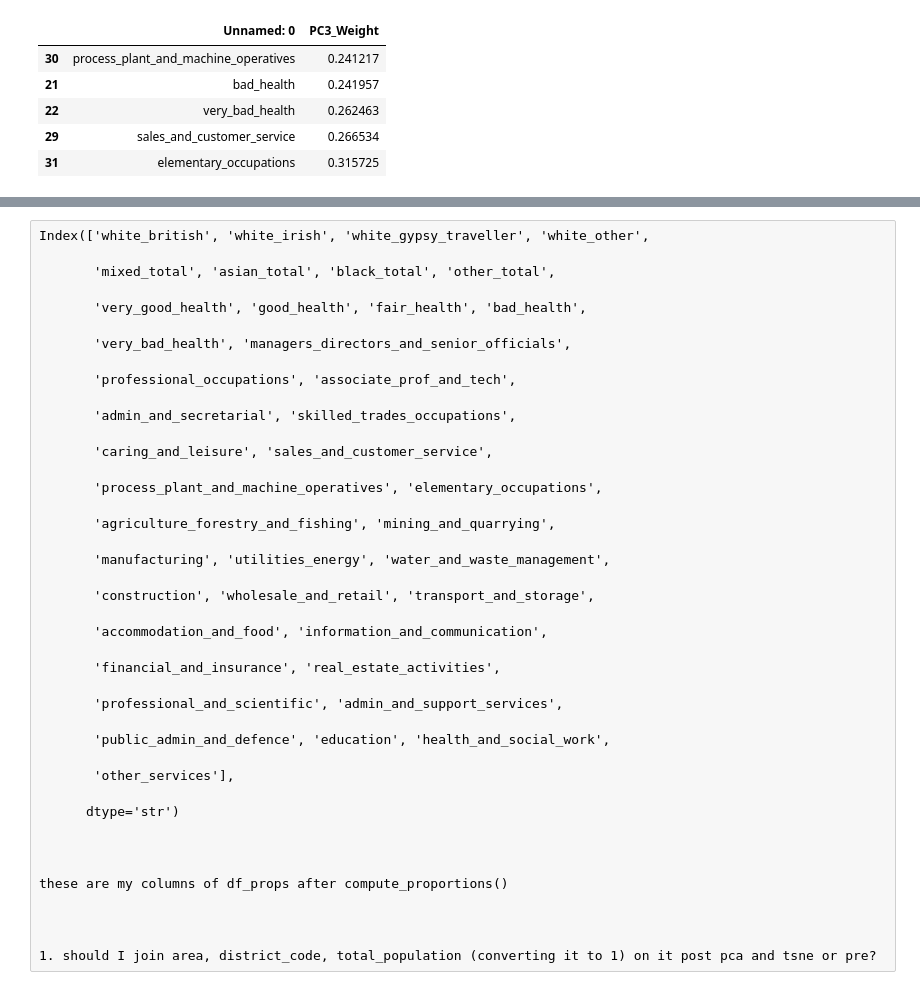
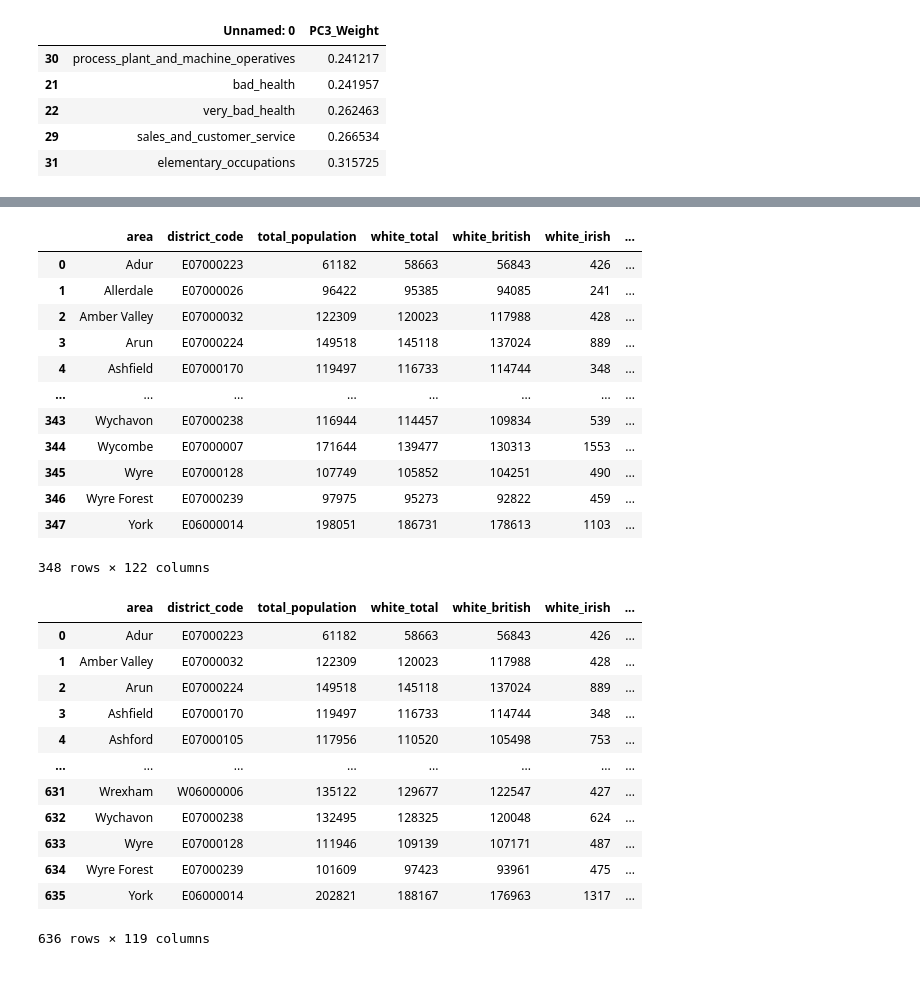
Before and after one commit to Arishtanemi4/va-coursework, a Jupyter notebook: eda/dim_reduce.ipynb, the cells around one changed output, grey strips where cells are left out. Drawn from its saved outputs; the diff is of its cells as text; code cells hidden in the pictures.

```diff
--- a/eda/dim_reduce.ipynb
+++ b/eda/dim_reduce.ipynb
@@ -90,3 +143,5 @@ Saved tableau ready data to E:\uob\va-coursework\data/clean/joins/tableau_ready.
 # %%
-pca = pd.read_csv(f"{init.root_data_clean_joins_dir}pca_loadings.csv")
-master_loadings = pd.read_csv(f"{init.root_data_clean_joins_dir}tableau_ready.csv")
+pca = pd.read_csv(f"{init.root_data_results_dir}pca_loadings.csv")
+# master_loadings = pd.read_csv(f"{init.root_data_results_dir}tableau_ready.csv")
+df_trends_2011 = pd.read_csv(f"{init.root_data_results_dir}2011_analysis.csv")
+df_2011_vs_2021 = pd.read_csv(f"{init.root_data_results_dir}2011_2021_comparison.csv")
@@ -257,42 +244,32 @@ normalization_map = {
-# %% [raw]
-Index(['white_british', 'white_irish', 'white_gypsy_traveller', 'white_other',
-
-       'mixed_total', 'asian_total', 'black_total', 'other_total',
-
-       'very_good_health', 'good_health', 'fair_health', 'bad_health',
-
-       'very_bad_health', 'managers_directors_and_senior_officials',
-
-       'professional_occupations', 'associate_prof_and_tech',
-
-       'admin_and_secretarial', 'skilled_trades_occupations',
-
-       'caring_and_leisure', 'sales_and_customer_service',
-
-       'process_plant_and_machine_operatives', 'elementary_occupations',
-
-       'agriculture_forestry_and_fishing', 'mining_and_quarrying',
-
-       'manufacturing', 'utilities_energy', 'water_and_waste_management',
-
-       'construction', 'wholesale_and_retail', 'transport_and_storage',
-
-       'accommodation_and_food', 'information_and_communication',
-
-       'financial_and_insurance', 'real_estate_activities',
-
-       'professional_and_scientific', 'admin_and_support_services',
-
-       'public_admin_and_defence', 'education', 'health_and_social_work',
-
-       'other_services'],
-
-      dtype='str')
-
-
-
-these are my columns of df_props after compute_proportions()
-
-
-
-1. should I join area, district_code, total_population (converting it to 1) on it post pca and tsne or pre?
+# %%
+df_trends_2011
+# %% [output]
+|  | area | district_code | total_population | white_total | white_british | white_irish | ... |
+| 0 | Adur | E07000223 | 61182 | 58663 | 56843 | 426 | ... |
+| 1 | Allerdale | E07000026 | 96422 | 95385 | 94085 | 241 | ... |
+| 2 | Amber Valley | E07000032 | 122309 | 120023 | 117988 | 428 | ... |
+| 3 | Arun | E07000224 | 149518 | 145118 | 137024 | 889 | ... |
+| 4 | Ashfield | E07000170 | 119497 | 116733 | 114744 | 348 | ... |
+| ... | ... | ... | ... | ... | ... | ... | ... |
+| 343 | Wychavon | E07000238 | 116944 | 114457 | 109834 | 539 | ... |
+| 344 | Wycombe | E07000007 | 171644 | 139477 | 130313 | 1553 | ... |
+| 345 | Wyre | E07000128 | 107749 | 105852 | 104251 | 490 | ... |
+| 346 | Wyre Forest | E07000239 | 97975 | 95273 | 92822 | 459 | ... |
+| 347 | York | E06000014 | 198051 | 186731 | 178613 | 1103 | ... |
+348 rows × 122 columns
+# %%
+df_2011_vs_2021
+# %% [output]
+|  | area | district_code | total_population | white_total | white_british | white_irish | ... |
+| 0 | Adur | E07000223 | 61182 | 58663 | 56843 | 426 | ... |
+| 1 | Amber Valley | E07000032 | 122309 | 120023 | 117988 | 428 | ... |
+| 2 | Arun | E07000224 | 149518 | 145118 | 137024 | 889 | ... |
+| 3 | Ashfield | E07000170 | 119497 | 116733 | 114744 | 348 | ... |
+| 4 | Ashford | E07000105 | 117956 | 110520 | 105498 | 753 | ... |
+| ... | ... | ... | ... | ... | ... | ... | ... |
+| 631 | Wrexham | W06000006 | 135122 | 129677 | 122547 | 427 | ... |
+| 632 | Wychavon | E07000238 | 132495 | 128325 | 120048 | 624 | ... |
+| 633 | Wyre | E07000128 | 111946 | 109139 | 107171 | 487 | ... |
+| 634 | Wyre Forest | E07000239 | 101609 | 97423 | 93961 | 475 | ... |
+| 635 | York | E06000014 | 202821 | 188167 | 176963 | 1317 | ... |
+636 rows × 119 columns
```
Also changed, not shown: parts of 10 cells of this notebook, 39 other files.
